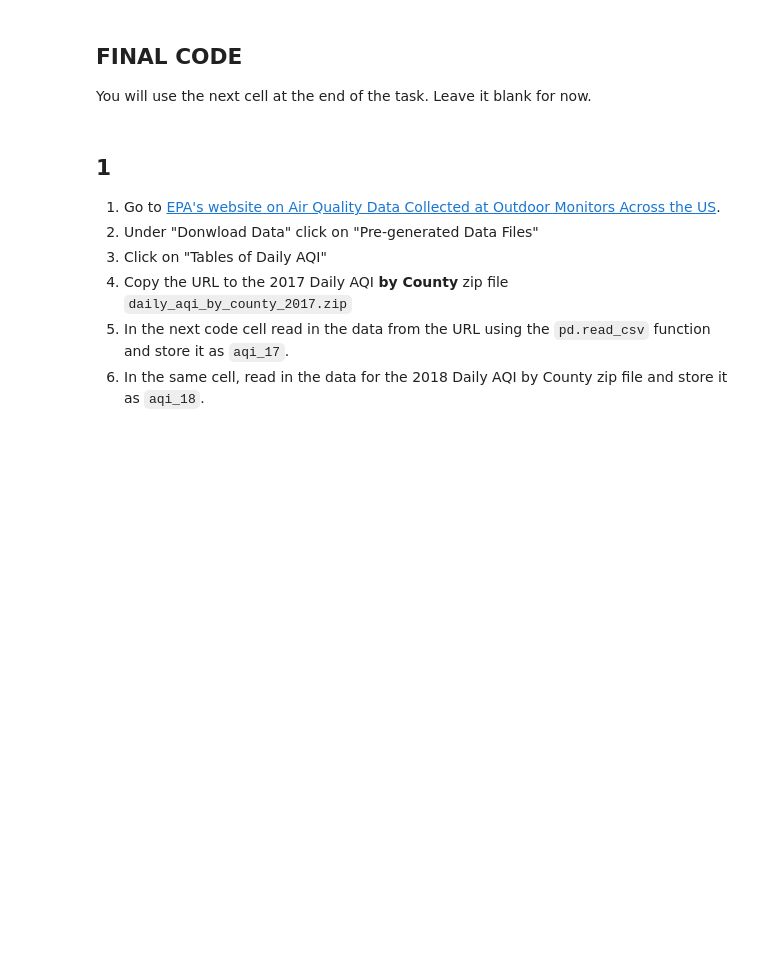
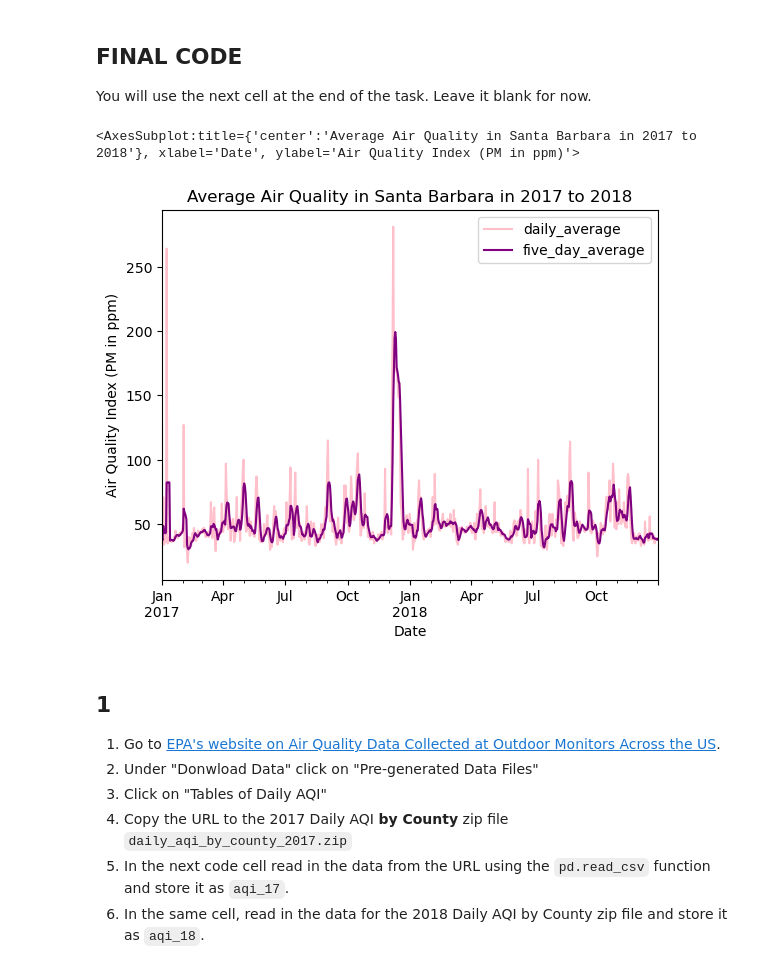
Before and after one commit to mariamkg00/eds220-hwk-2, a Jupyter notebook: hwk2-task2-aqi.ipynb, the cells around one changed output. Saved outputs shown, nothing was run; the diff lists cells and outputs as text; code cells hidden in the pictures; blank space fills up the shorter version.

```diff
--- a/hwk2-task2-aqi.ipynb
+++ b/hwk2-task2-aqi.ipynb
@@ -23,3 +21,57 @@ You will use the next cell at the end of the task. Leave it blank for now.
+# %%
+#import pandas as pd
+import pandas as pd
+
+#reading in the 2017 data from the URL
+url = 'https://aqs.epa.gov/aqsweb/airdata/daily_aqi_by_county_2017.zip'
+aqi_17 = pd.read_csv(url)
+
+#reading in the 2018 data from the URL saved as url2
+url2 = 'https://aqs.epa.gov/aqsweb/airdata/daily_aqi_by_county_2018.zip'
+aqi_18 = pd.read_csv(url2)
+
+# using pd.concat() to merge the two dataframes together
+aqi = pd.concat([aqi_17, aqi_18])
+
+# re-assign the column names - .str.lower() makes them lower case
+aqi.columns = aqi.columns.str.lower()
+
+#  re-assign the column names again - .str.replace(' ','_') replaces the space for _
+aqi.columns = aqi.columns.str.replace(' ','_')
+
+# filtering for data only from santa barbara
+aqi_sb = aqi.loc[aqi['county_name'] == 'Santa Barbara']
+
+
+#removing state_name, county_name, state_code, and county_code columns from aqi_sb using drop
+aqi_sb = aqi_sb.drop(columns = ['state_name','county_name','state_code','county_code'])
+
+#updating date column using to_datetime() function
+aqi_sb.date = pd.to_datetime(aqi_sb.date)
+
+#updating the index of aqi_sb using set_index
+aqi_sb = aqi_sb.set_index('date')
+
+# inserting a new column in the aqi_sb dataframe
+aqi_sb['five_day_average'] = aqi_sb.aqi.rolling('5D').mean()
+
+# as of now we only have five day average, we need daily average.
+aqi_sb['daily_average']= aqi_sb.aqi.resample('D').mean()
+
+#making the plot, and adding a legend so that the two line plots can be told apart.
+aqi_sb.daily_average.plot(ylabel = 'Air Quality Index (PM in ppm)',
+                   xlabel = 'Date',
+                   title = 'Daily Air Quality in Santa Barbara in 2017 to 2018',
+                   legend = True,
+                   color = 'pink')
+aqi_sb.five_day_average.plot(ylabel = 'Air Quality Index (PM in ppm)',
+                   xlabel = 'Date',
+                   title = 'Average Air Quality in Santa Barbara in 2017 to 2018',
+                   legend = True,
+                   color = 'purple')
+# %% [output]
+<AxesSubplot:title={'center':'Average Air Quality in Santa Barbara in 2017 to 2018'}, xlabel='Date', ylabel='Air Quality Index (PM in ppm)'>
+[figure, added]
 # %% [markdown]
 ## 1
 
```
Also changed, not shown: parts of 3 cells of this notebook.
